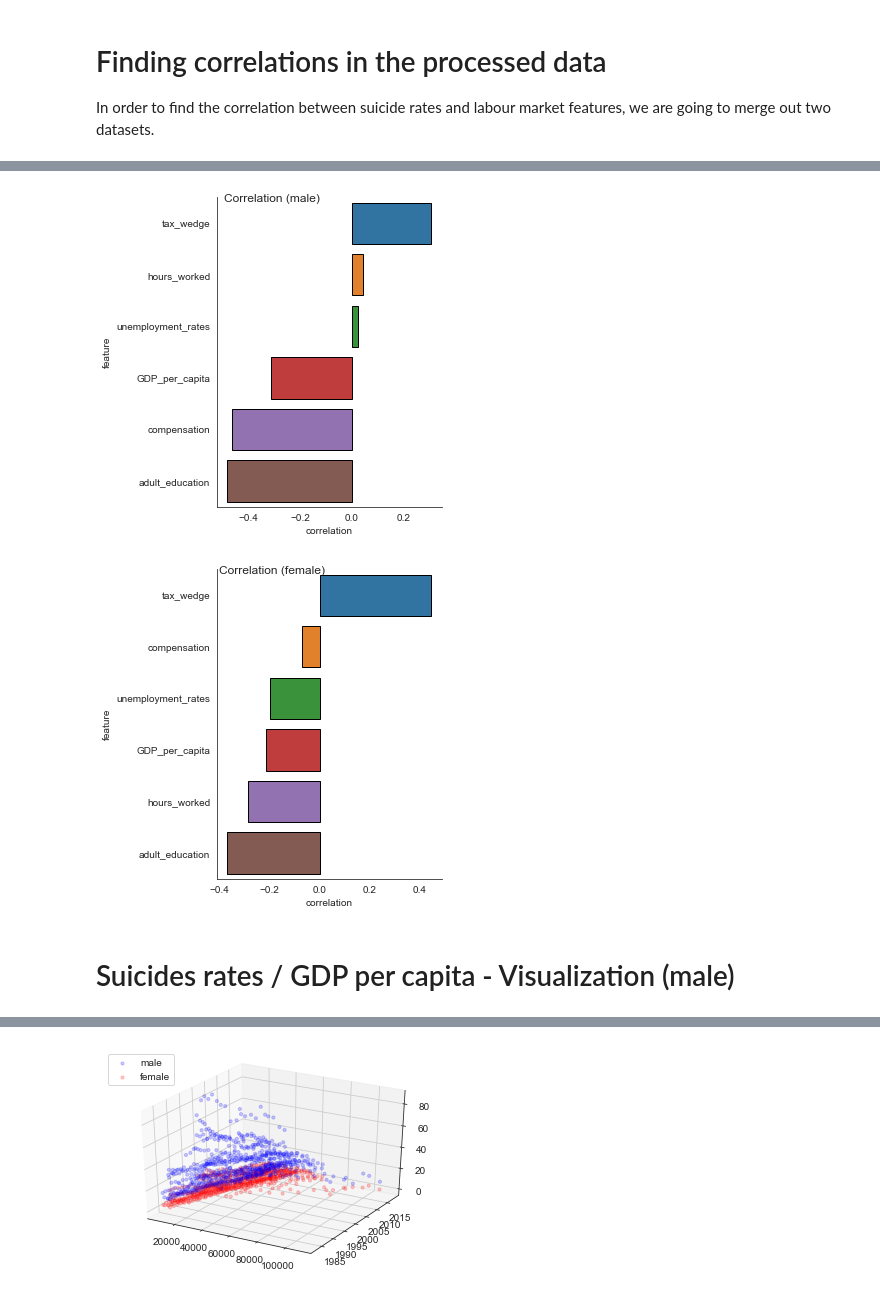
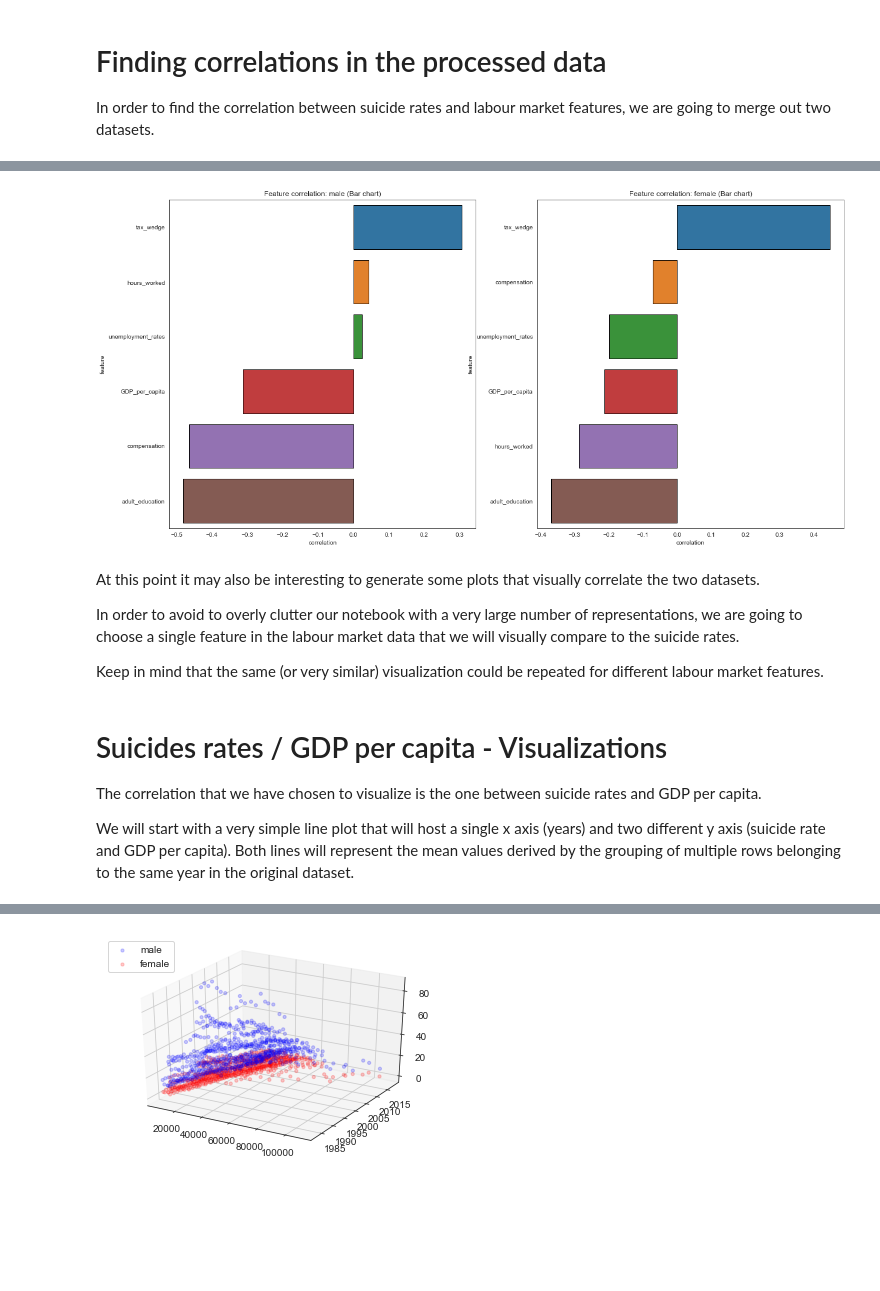
Before and after one commit to iberius96/Python-Suicides-Europe, a Jupyter notebook: main.ipynb, the cells around one changed output, grey strips where cells are left out. Drawn from its saved outputs; the diff is of its cells as text; code cells hidden in the pictures; blank space fills up the shorter version.

```diff
--- a/main.ipynb
+++ b/main.ipynb
@@ -749,23 +758,38 @@ sns.heatmap(merged_data[merged_data['sex'] == 'male'].corr(), linecolor='black',
 # %%
-def buildCorrelation(data, sex):
+def buildCorrelation(data, sex, subplot):
+    plt.subplot(subplot)
+    plt.title('Feature correlation: ' + sex + ' (Bar chart)')
+
     ret = data[data['sex'] == sex].corr()['suicides_no'].reset_index()
     ret.columns = ['feature', 'correlation']
     ret = ret[(ret['feature'] != 'suicides_no') & (ret['feature'] != 'year')].sort_values(by=['correlation'], ascending = False)
-    sns.catplot(
+
+    sns.barplot(
         y='feature',
         x='correlation',
-        kind='bar',
         orient='h',
         edgecolor='black',
         data=ret
-        ).fig.suptitle('Correlation (' + sex + ')')
+    )
 
+fig = plt.figure(figsize=(20, 10))
 
-buildCorrelation(merged_data, 'male')
-buildCorrelation(merged_data, 'female')
+buildCorrelation(merged_data, 'male', 121)
+buildCorrelation(merged_data, 'female', 122)
+
+plt.show()
 # %% [output]
-[figure, old version]
+[figure, new version]
-[figure, removed]
-# %% [markdown]
-# Suicides rates / GDP per capita - Visualization (male)
+# %% [markdown]
+At this point it may also be interesting to generate some plots that visually correlate the two datasets.
+
+In order to avoid to overly clutter our notebook with a very large number of representations, we are going to choose a single feature in the labour market data that we will visually compare to the suicide rates.
+
+Keep in mind that the same (or very similar) visualization could be repeated for different labour market features.
+# %% [markdown]
+# Suicides rates / GDP per capita - Visualizations
+
+The correlation that we have chosen to visualize is the one between suicide rates and GDP per capita.
+
+We will start with a very simple line plot that will host a single x axis (years) and two different y axis (suicide rate and GDP per capita). Both lines will represent the mean values derived by the grouping of multiple rows belonging to the same year in the original dataset.
 # %%
```
Also changed, not shown: parts of 32 cells of this notebook.
